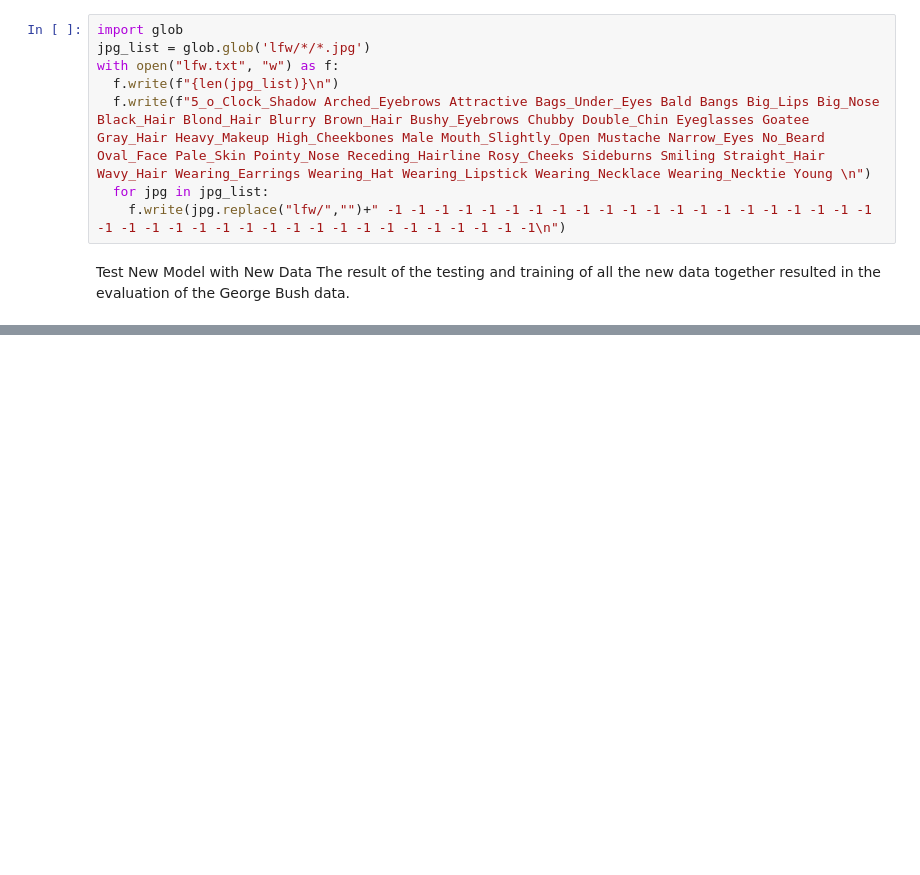
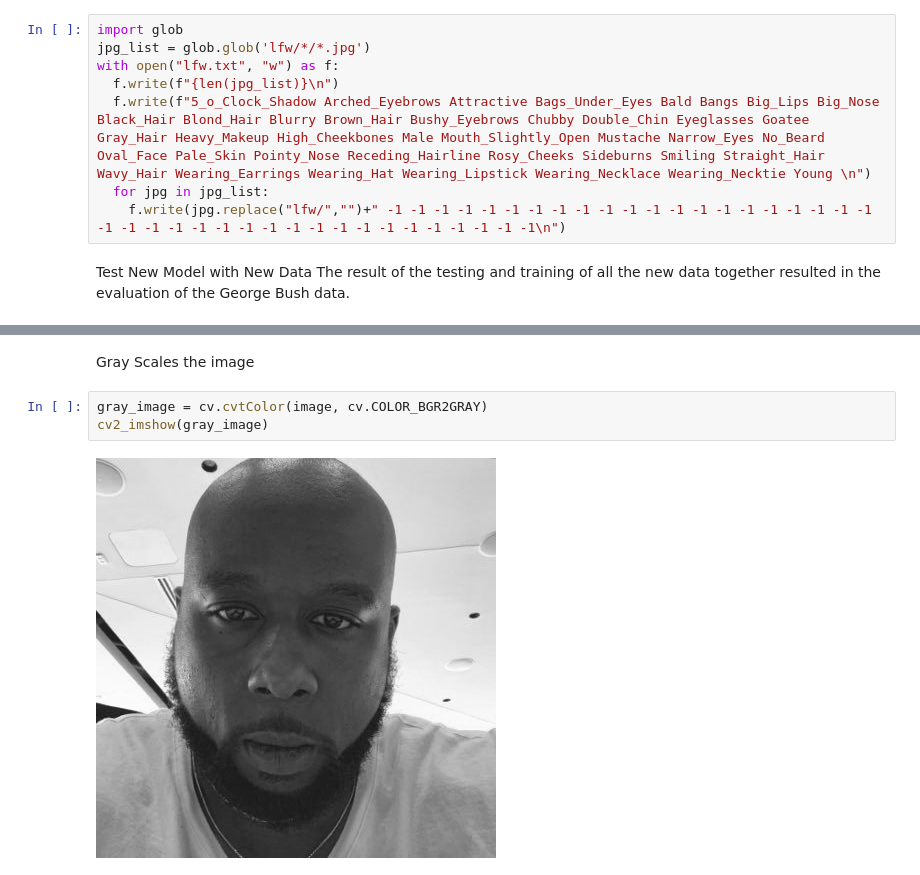
Before and after one commit to jonvthvn90/GitHbProject, a Jupyter notebook: Jonathan_Hardin_StarGan.ipynb, the cells around one changed output, grey strips where cells are left out. Cells and saved outputs as stored; diff of their text form; blank space fills up the shorter version.

```diff
--- a/Jonathan_Hardin_StarGan.ipynb
+++ b/Jonathan_Hardin_StarGan.ipynb
@@ -179,0 +238,7 @@ Loading the trained models from step 200000...
+# %% [markdown]
+Gray Scales the image
+# %%
+gray_image = cv.cvtColor(image, cv.COLOR_BGR2GRAY)
+cv2_imshow(gray_image)
+# %% [output]
+[figure, added]
```
Also changed, not shown: parts of 15 cells of this notebook.
